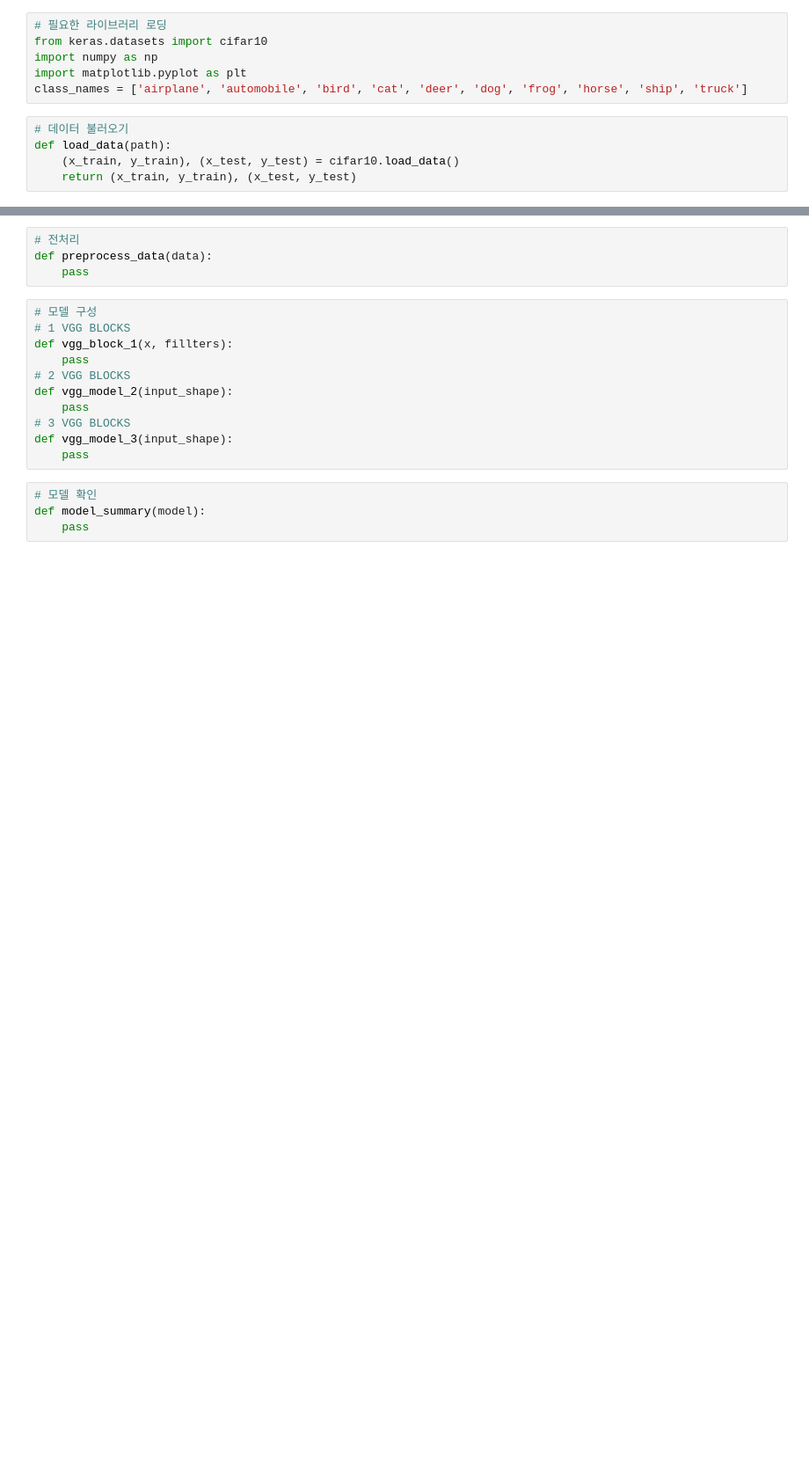
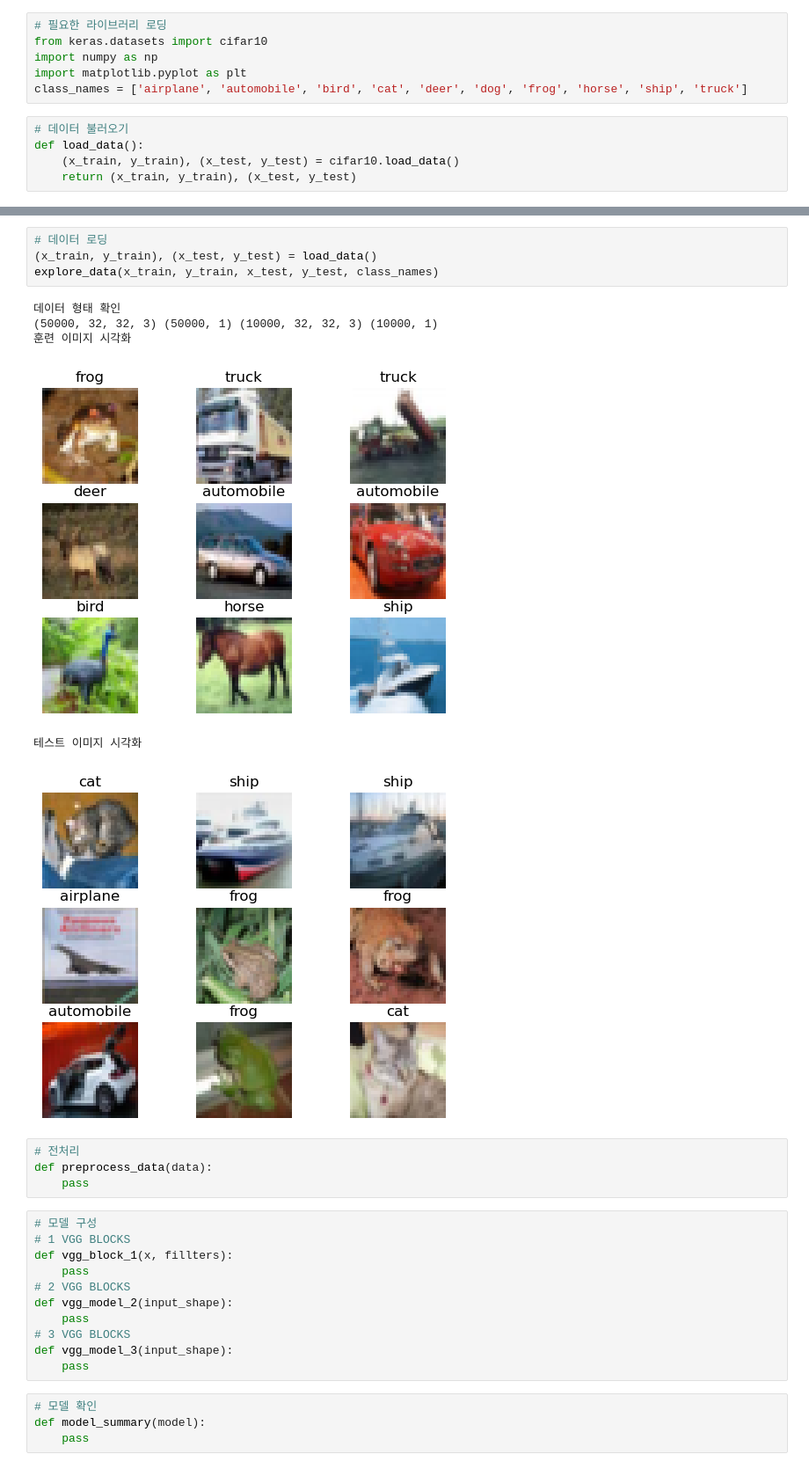
Before and after one commit to xoxlo/CIFAR-10_Practice, a Jupyter notebook: CIFAR-10_이미지분류실습.ipynb, the cells around one changed output, grey strips where cells are left out. Shown at 88% size. Saved outputs shown, nothing was run; the diff lists cells and outputs as text; blank space fills up the shorter version.

```diff
--- a/CIFAR-10_이미지분류실습.ipynb
+++ b/CIFAR-10_이미지분류실습.ipynb
@@ -6,7 +6,7 @@ import matplotlib.pyplot as plt
 class_names = ['airplane', 'automobile', 'bird', 'cat', 'deer', 'dog', 'frog', 'horse', 'ship', 'truck']
 # %%
 # 데이터 불러오기
-def load_data(path):
+def load_data():
     (x_train, y_train), (x_test, y_test) = cifar10.load_data()
     return (x_train, y_train), (x_test, y_test)
 # %%
@@ -31,6 +33,17 @@ def explore_data(x_train, y_train, x_test, y_test, class_names):
         plt.title(class_names[y_test[i][0]])
         plt.axis('off')
     plt.show()
+# %%
+# 데이터 로딩
+(x_train, y_train), (x_test, y_test) = load_data()
+explore_data(x_train, y_train, x_test, y_test, class_names)
+# %% [output]
+데이터 형태 확인
+(50000, 32, 32, 3) (50000, 1) (10000, 32, 32, 3) (10000, 1)
+훈련 이미지 시각화
+[figure, added]
+테스트 이미지 시각화
+[figure, added]
 # %%
 # 전처리
 def preprocess_data(data):
```
Also changed, not shown: parts of 1 cell of this notebook.
